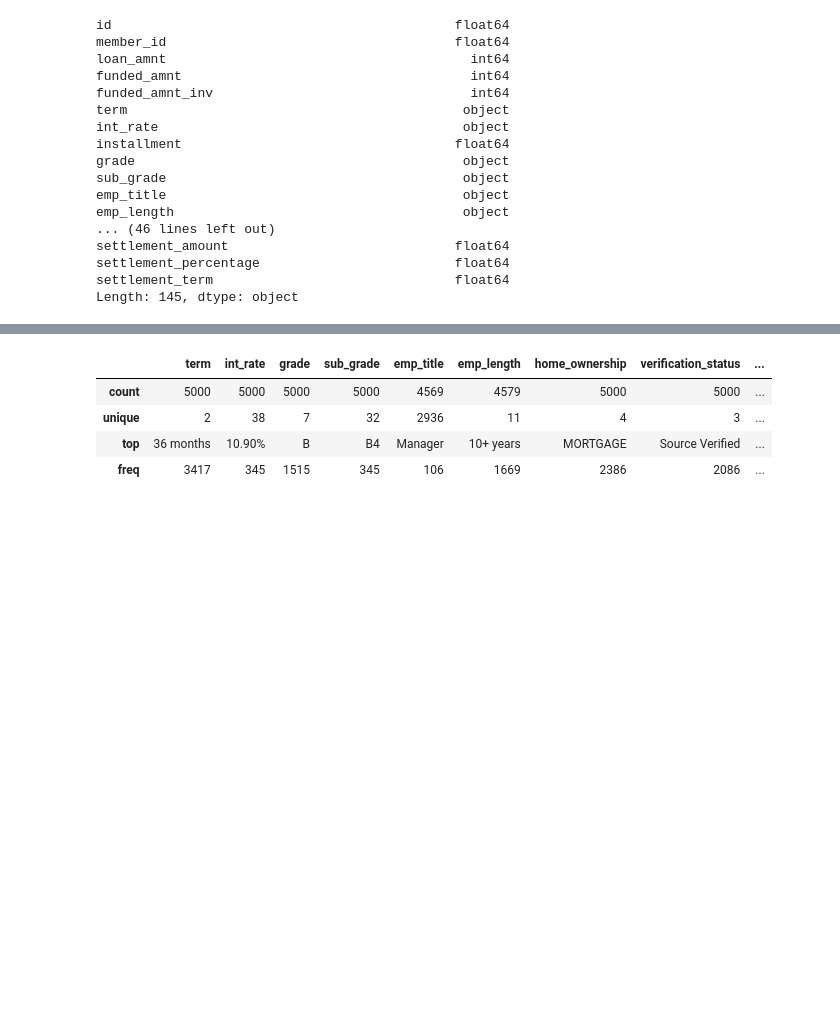
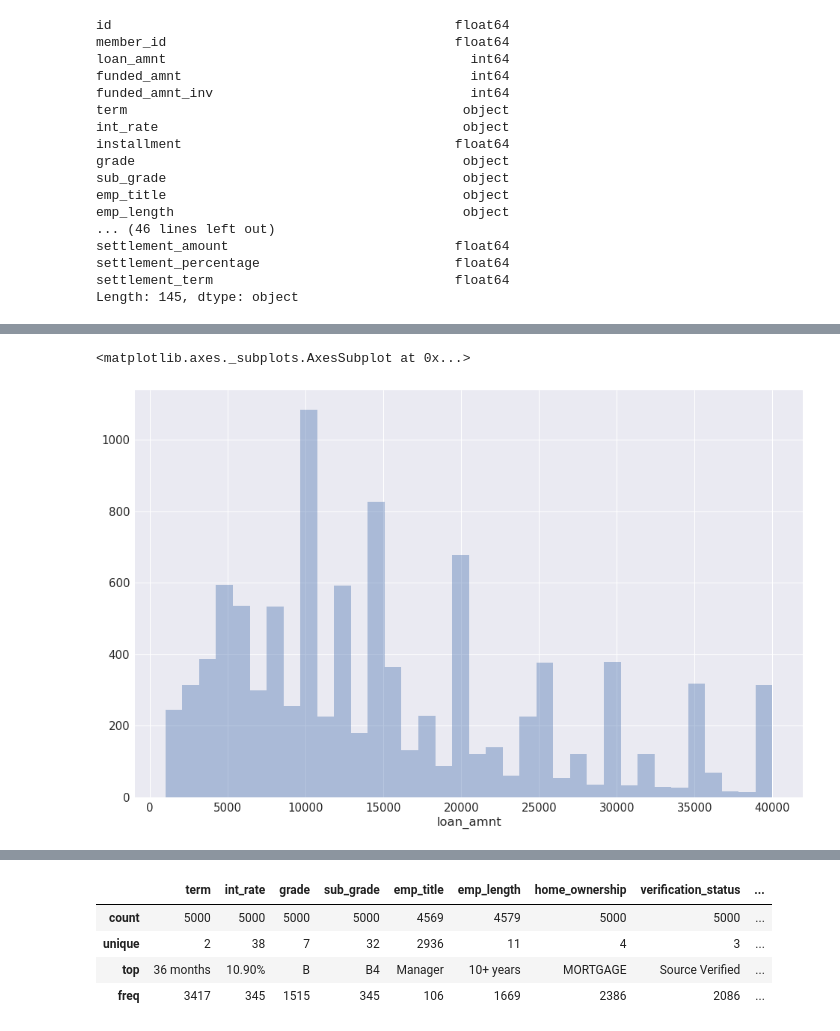
Before and after one commit to harrinac/lending_club_analysis, a Jupyter notebook: Lending Club Analyis.ipynb, the cells around one changed output, grey strips where cells are left out. Saved outputs shown, nothing was run; the diff lists cells and outputs as text; code cells hidden in the pictures; blank space fills up the shorter version.

```diff
--- a/Lending Club Analyis.ipynb
+++ b/Lending Club Analyis.ipynb
@@ -185,0 +233,9 @@ df.shape
+# %%
+fig= plt.gcf()
+fig.set_size_inches( 16, 10)
+#sns.distplot(df["loan_amnt"]);
+#sns.distplot( df["loan_amnt"], bins=20)
+sns.distplot( a=df["loan_amnt"], hist=True, kde=False, rug=False )
+# %% [output]
+<matplotlib.axes._subplots.AxesSubplot at 0x...>
+[figure, added]
```
Also changed, not shown: parts of 21 cells of this notebook.
